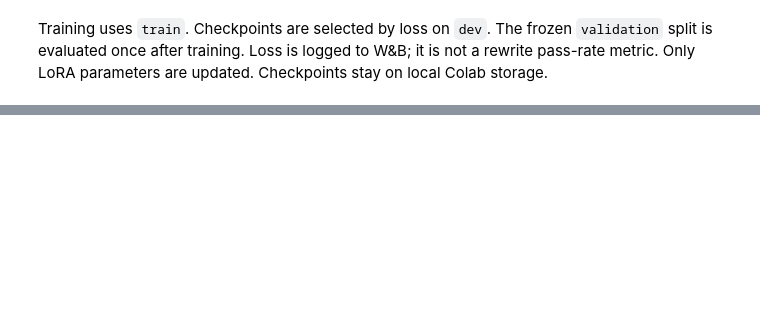
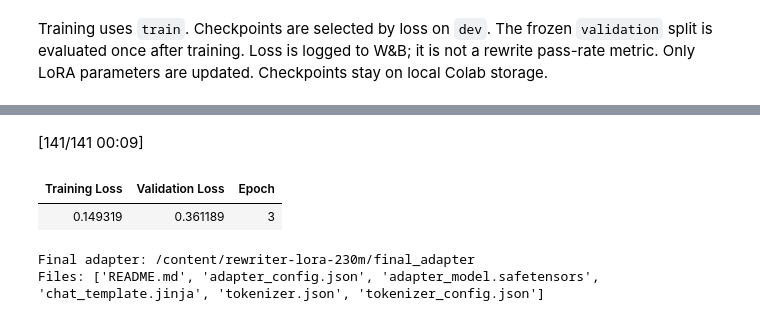
Before and after one commit to jayshah5696/finetuning-labs, a Jupyter notebook: notebooks/rewriter_train_l4.ipynb, the cells around one changed output, grey strips where cells are left out. Saved outputs shown, nothing was run; the diff lists cells and outputs as text; code cells hidden in the pictures; blank space fills up the shorter version.

```diff
--- a/notebooks/rewriter_train_l4.ipynb
+++ b/notebooks/rewriter_train_l4.ipynb
@@ -38,6 +40,6 @@ subprocess.check_call(
 # %%
 # Choose 350m for the larger trial, or 230m for the data-only comparison.
-MODEL_SIZE = "350m"
+MODEL_SIZE = "230m"
 MODEL_OPTIONS = {
     "230m": {
         "model_id": "LiquidAI/LFM2.5-230M",
@@ -53,9 +55,9 @@ MODEL_OPTIONS = {
 CONFIG = {
     **MODEL_OPTIONS[MODEL_SIZE],
     "dataset_id": "jayshah5696/finetuning-labs-rewriter-training",
-    "dataset_revision": "00d59dda95867fe5bcb147b1b1c5a34b5ad7f071",
+    "dataset_revision": "36a75c009d008415fad557d49005ba4e5c73f4d7",
     "dataset_config": "sft",
-    "expected_split_counts": {"train": 1864, "dev": 89, "validation": 81},
+    "expected_split_counts": {"train": 1979, "dev": 89, "validation": 141},
     "language": "en",
     "hub_private": False,
     "wandb_project": "finetuning-labs",
@@ -290,32 +317,36 @@ train_result = trainer.train()
 # %%
 metrics = trainer.evaluate(encoded["validation"], metric_key_prefix="validation")
 wandb.log({"validation/loss": metrics["validation_loss"]})
 final_dir = Path(CONFIG["output_dir"]) / "final_adapter"
 model.save_pretrained(final_dir, safe_serialization=True, save_embedding_layers=False)
 tokenizer.save_pretrained(final_dir)
 card = f"""---
 library_name: peft
-language: en
 base_model: {CONFIG["model_id"]}
 datasets:
 - {CONFIG["dataset_id"]}
 tags: [lora, text-rewriting]
 pipeline_tag: text-generation
 ---
 # Rewriter LoRA
 
 LoRA adapter for `{CONFIG["model_id"]}` at revision `{CONFIG["model_revision"]}`.
 Training data: `{CONFIG["dataset_id"]}` / `sft` at `{CONFIG["dataset_revision"]}`.
-Language: English only.
 Train rows: {len(encoded["train"])}. Dev rows: {len(encoded["dev"])}.
 Rank: {CONFIG["lora_r"]}. Alpha: {CONFIG["lora_alpha"]}.
 The checkpoint was selected by dev loss. Final validation loss: {metrics["validation_loss"]:.6f}.
 This loss does not establish semantic rewrite quality. The original base model is required.
 The base model's license and dataset source notices still apply.
 """
 (final_dir / "README.md").write_text(card)
 print("Final adapter:", final_dir)
 print("Files:", adapter_files(final_dir))
+# %% [output]
+[141/141 00:09]
+| Training Loss | Validation Loss | Epoch |
+| 0.149319 | 0.361189 | 3 |
+Final adapter: /content/rewriter-lora-230m/final_adapter
+Files: ['README.md', 'adapter_config.json', 'adapter_model.safetensors', 'chat_template.jinja', 'tokenizer.json', 'tokenizer_config.json']
 # %%
 commit = push_adapter(final_dir, CONFIG["hub_model_id"], private=CONFIG["hub_private"])
 print("Uploaded:", commit.commit_url)
```
Also changed, not shown: parts of 6 cells of this notebook.
